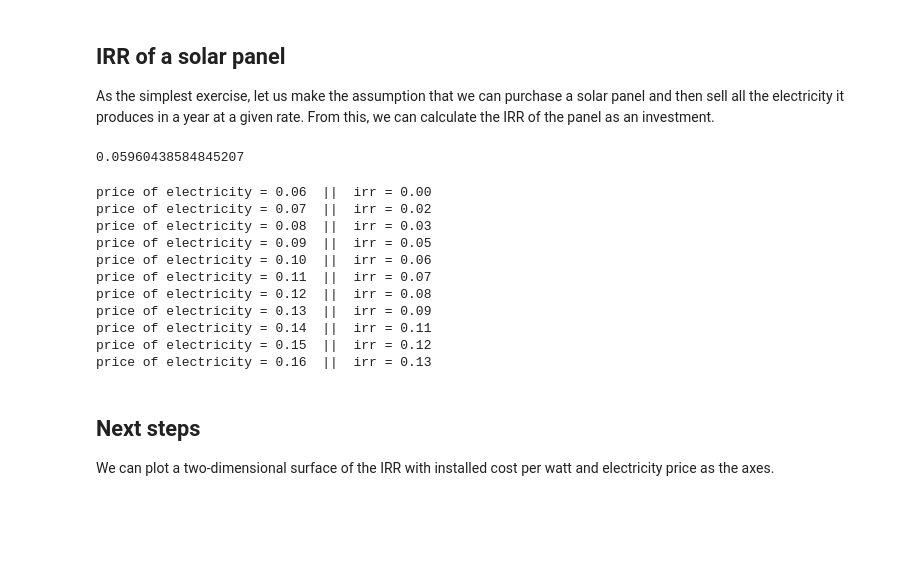
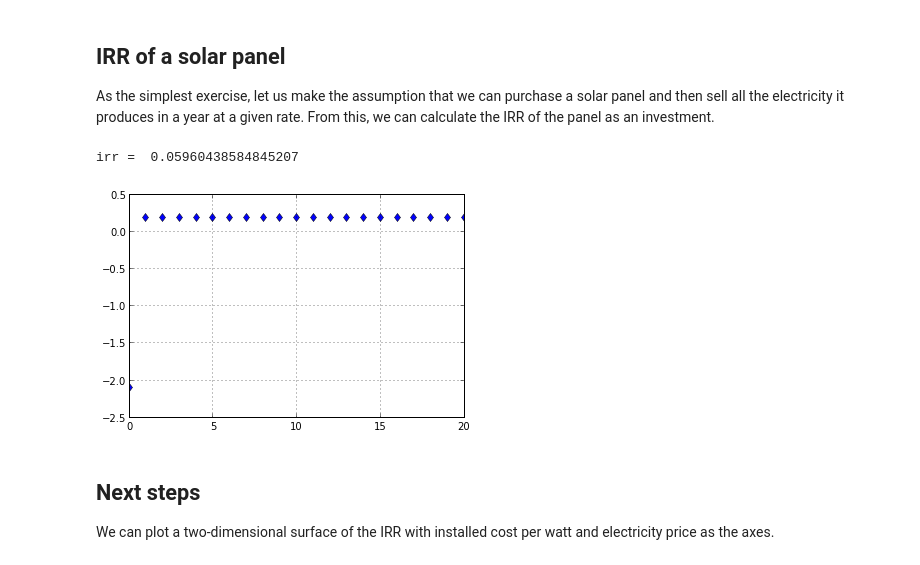
Before and after one commit to dee-mo/lab_notebook, a Jupyter notebook: 2013-11-28-irr-solar-panel.ipynb, the cells around one changed output. Cells and saved outputs as stored; diff of their text form; code cells hidden in the pictures; blank space fills up the shorter version.

```diff
--- a/2013-11-28-irr-solar-panel.ipynb
+++ b/2013-11-28-irr-solar-panel.ipynb
@@ -9,6 +9,7 @@ Populating the interactive namespace from numpy and matplotlib
 As the simplest exercise, let us make the assumption that we can purchase a solar panel and then sell all the electricity it produces in a year at a given rate.  From this, we can calculate the IRR of the panel as an investment.
 # %%
 def default_inputs():
+    # create default values for solar investment
     d = {}
     d['solar_panel_specific_cost_USDperwatt'] = 1.0
     d['site_peak_sun_hours'] = 5.0
@@ -18,13 +19,33 @@ def default_inputs():
     return d
 
 def set_data(md):
+    # allow for customization of parameters
     d = default_inputs()
     for m in md:
         d[m] = md[m]
     return d
 
 def calc_derived(d):
+    # calculate derived parameters and add to dictionary
     d['yearly_energy'] = 365 * d['site_peak_sun_hours'] * d['panel_size_watts'] / 1000.
     d['panel_cost'] = d['panel_size_watts'] * d['solar_panel_specific_cost_USDperwatt']
     d['yearly_income'] = d['yearly_energy'] * d['value_of_energy_USDperkWh']
     return d
+
+def cash_flow(d):
+    return np.hstack(([-d['panel_cost']], [d['yearly_income']] * d['life_of_panel']))
+
+def solar_irr(md):
+    d = set_data(md)
+    d = calc_derived(d)
+    d['cash_flow'] = cash_flow(d)
+    d['irr'] = np.irr(d['cash_flow'])
+    return d
+
+def grid_irr(panel_cost, electricity_price):
+    # convenience function to be vectorized to allow for plotting
+    md = {'solar_panel_specific_cost_USDperwatt':panel_cost,
+          'value_of_energy_USDperkWh':electricity_price}
+    return solar_irr(md)['irr']
+
+vgrid = np.vectorize(grid_irr)
@@ -34,41 +52,13 @@ def cash_flow(d):
-# %%
-def solar_irr(md):
-    d = set_data(md)
-    d = calc_derived(d)
-    # i think it makes more sense to add this to the dict and return the whole dict
-    return np.irr(cash_flow(d))
-
-def grid_irr(panel_cost, electricity_price):
-    md = {'solar_panel_specific_cost_USDperwatt':panel_cost,
-          'value_of_energy_USDperkWh':electricity_price}
-    return solar_irr(md)
-
-vgrid = np.vectorize(grid_irr)
 # %%
 md = {'solar_panel_specific_cost_USDperwatt':2.1,
       'value_of_energy_USDperkWh':0.10}
-solar_irr(md)
+results = solar_irr(md)
+print('irr = ', results['irr'])
+plot(results['cash_flow'], 'bd')
+grid()
 # %% [output]
-0.05960438584845207
+irr =  0.05960438584845207
+[figure, added]
-# %%
-cpw = 2.1
-pe = linspace(0.06, 0.16, 11)
-for p in pe:
-    md = {'solar_panel_specific_cost_USDperwatt':cpw,
-          'value_of_energy_USDperkWh':p}
-    print('price of electricity = %0.2f' % p, ' ||  irr = %0.2f' % solar_irr(md))
-# %% [output]
-price of electricity = 0.06  ||  irr = 0.00
-price of electricity = 0.07  ||  irr = 0.02
-price of electricity = 0.08  ||  irr = 0.03
-price of electricity = 0.09  ||  irr = 0.05
-price of electricity = 0.10  ||  irr = 0.06
-price of electricity = 0.11  ||  irr = 0.07
-price of electricity = 0.12  ||  irr = 0.08
-price of electricity = 0.13  ||  irr = 0.09
-price of electricity = 0.14  ||  irr = 0.11
-price of electricity = 0.15  ||  irr = 0.12
-price of electricity = 0.16  ||  irr = 0.13
 # %% [markdown]
 ## Next steps
 
```
Also changed, not shown: parts of 1 cell of this notebook.
